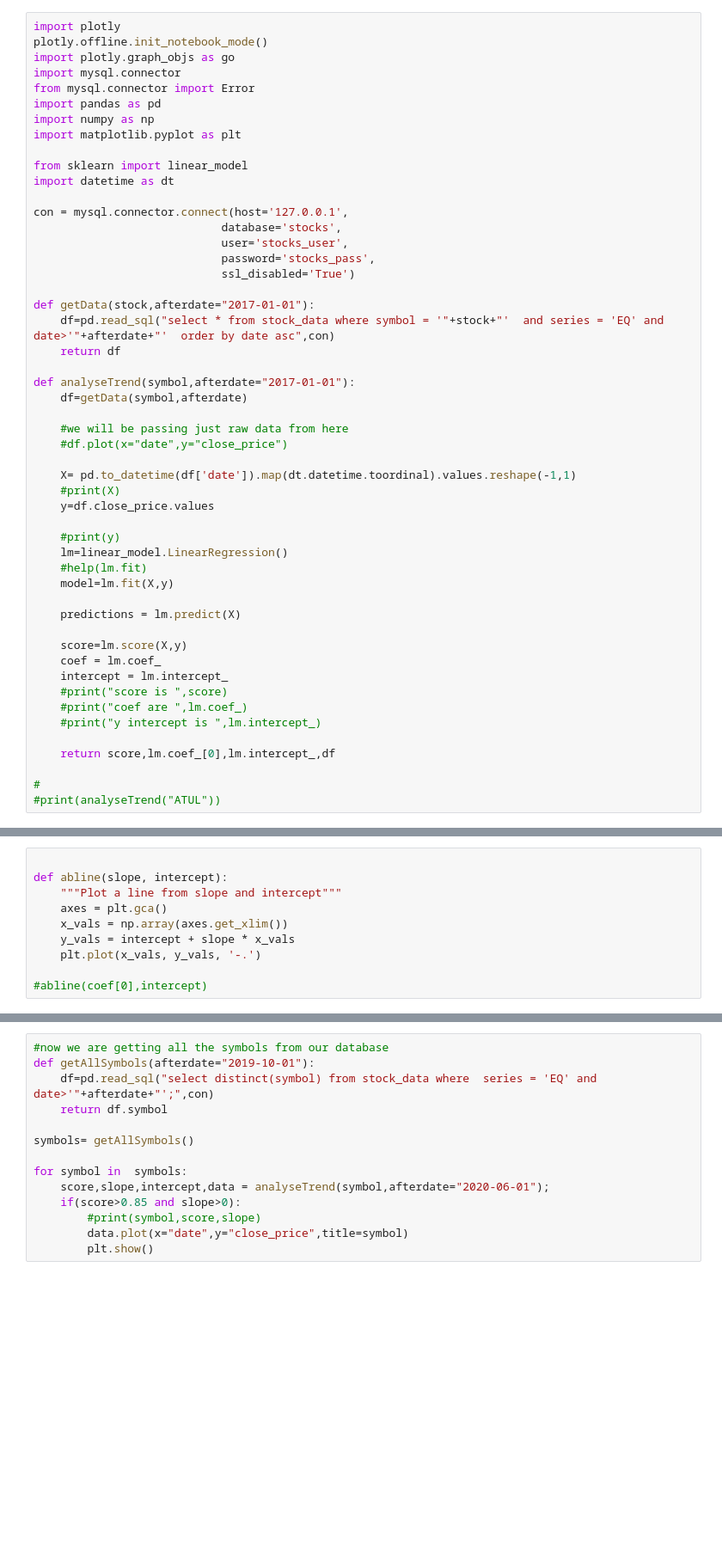
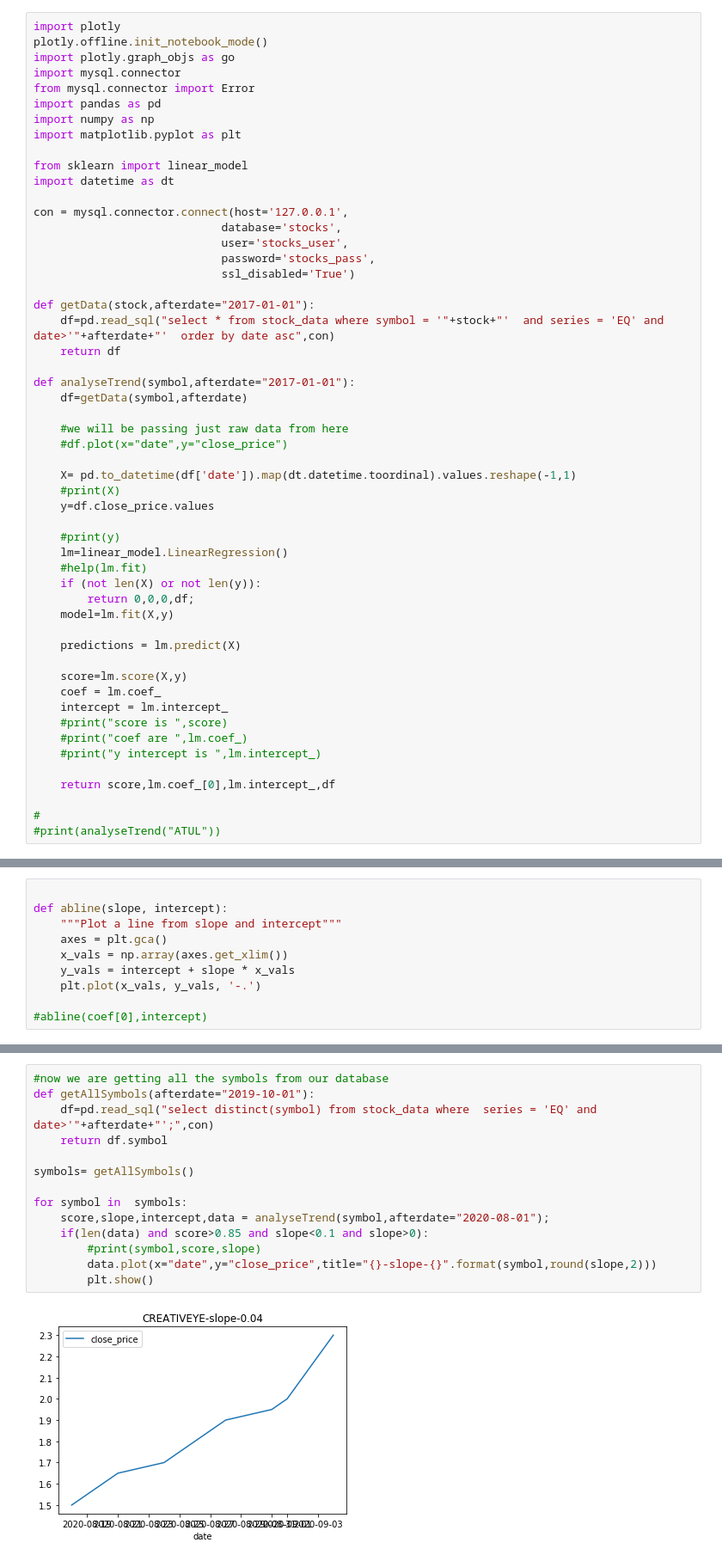
Before and after one commit to palashkulsh/nseproxy, a Jupyter notebook: python-graphs/linear regression on stocks.ipynb, the cells around one changed output, grey strips where cells are left out. Shown at 86% size. Drawn from its saved outputs; the diff is of its cells as text; blank space fills up the shorter version.

```diff
--- a/python-graphs/linear regression on stocks.ipynb
+++ b/python-graphs/linear regression on stocks.ipynb
@@ -34,6 +34,8 @@ def analyseTrend(symbol,afterdate="2017-01-01"):
     #print(y)
     lm=linear_model.LinearRegression()
     #help(lm.fit)
+    if (not len(X) or not len(y)):
+        return 0,0,0,df;
     model=lm.fit(X,y)
 
     predictions = lm.predict(X)
@@ -69,15 +86,16 @@ df=getData('pnb',afterdate='2019-09-01')
 # %%
 #now we are getting all the symbols from our database
 def getAllSymbols(afterdate="2019-10-01"):
     df=pd.read_sql("select distinct(symbol) from stock_data where  series = 'EQ' and date>'"+afterdate+"';",con)
     return df.symbol
 
 symbols= getAllSymbols()
 
 for symbol in  symbols:
-    score,slope,intercept,data = analyseTrend(symbol,afterdate="2020-06-01");
-    if(score>0.85 and slope>0):
+    score,slope,intercept,data = analyseTrend(symbol,afterdate="2020-08-01");
+    if(len(data) and score>0.85 and slope<0.1 and slope>0):
         #print(symbol,score,slope)
-        data.plot(x="date",y="close_price",title=symbol)
+        data.plot(x="date",y="close_price",title="{}-slope-{}".format(symbol,round(slope,2)))
         plt.show()
 # %% [output]
+[figure, added]
```
Also changed, not shown: parts of 4 cells of this notebook, 7 other files.
